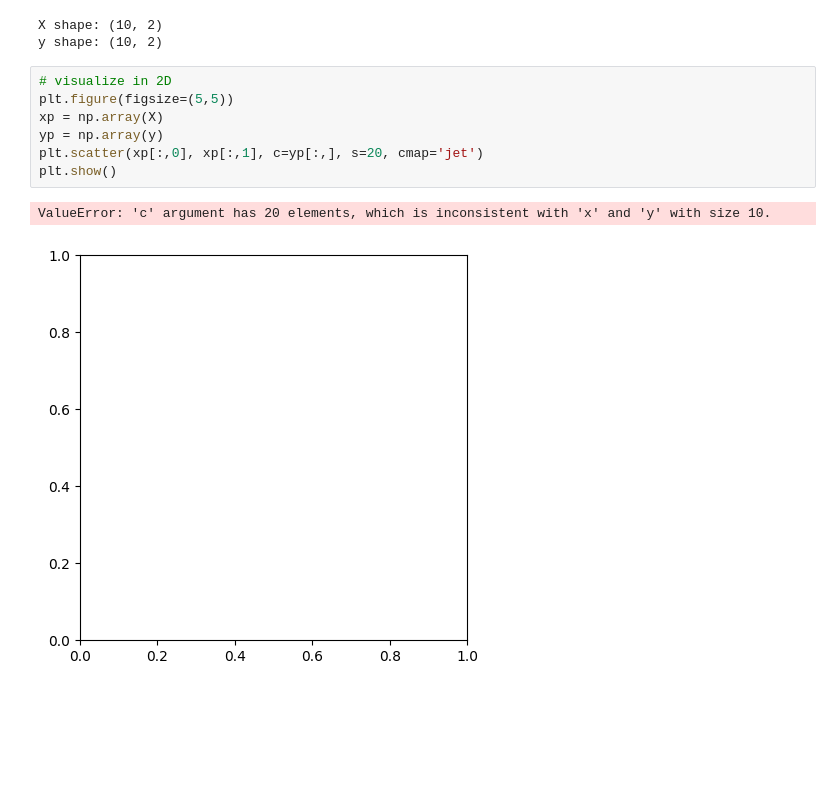
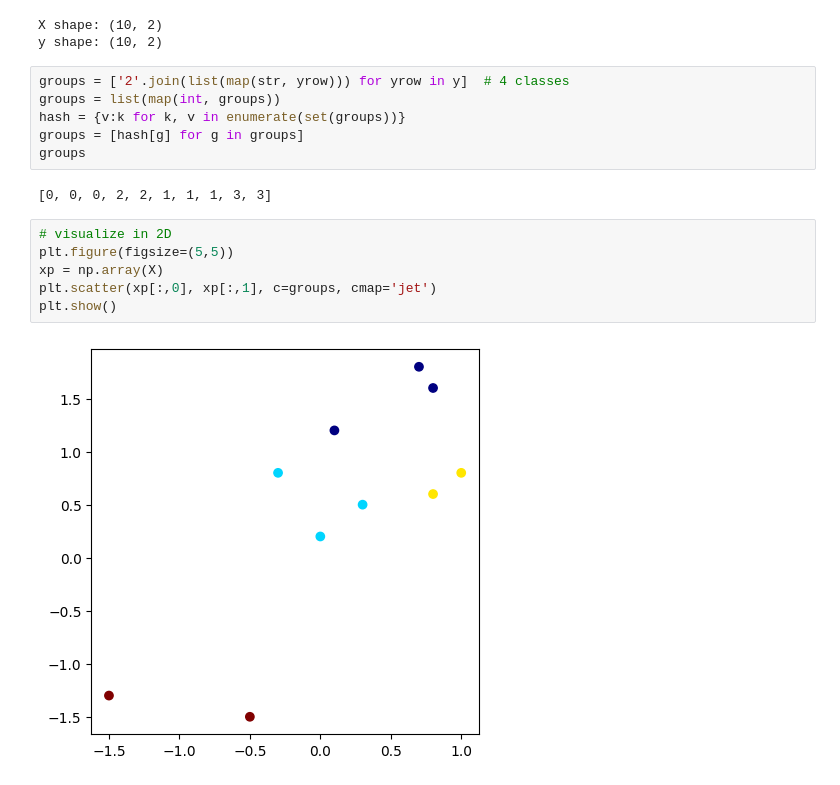
Before and after one commit to AFirooz/from-scratch-auto-diff, a Jupyter notebook: part_B_q1.ipynb, the cells around one changed output. Saved outputs shown, nothing was run; the diff lists cells and outputs as text; blank space fills up the shorter version.

```diff
--- a/part_B_q1.ipynb
+++ b/part_B_q1.ipynb
@@ -35,13 +37,19 @@ print("y shape:", shape(y))
 # %% [output]
 X shape: (10, 2)
 y shape: (10, 2)
+# %%
+groups = ['2'.join(list(map(str, yrow))) for yrow in y]  # 4 classes
+groups = list(map(int, groups))
+hash = {v:k for k, v in enumerate(set(groups))}
+groups = [hash[g] for g in groups]
+groups
+# %% [output]
+[0, 0, 0, 2, 2, 1, 1, 1, 3, 3]
 # %%
 # visualize in 2D
 plt.figure(figsize=(5,5))
 xp = np.array(X)
-yp = np.array(y)
-plt.scatter(xp[:,0], xp[:,1], c=yp[:,], s=20, cmap='jet')
+plt.scatter(xp[:,0], xp[:,1], c=groups, cmap='jet')
 plt.show()
 # %% [output]
-ValueError: 'c' argument has 20 elements, which is inconsistent with 'x' and 'y' with size 10.
-[figure, old version]
+[figure, new version]
```
Also changed, not shown: parts of 8 cells of this notebook, 6 other files.
